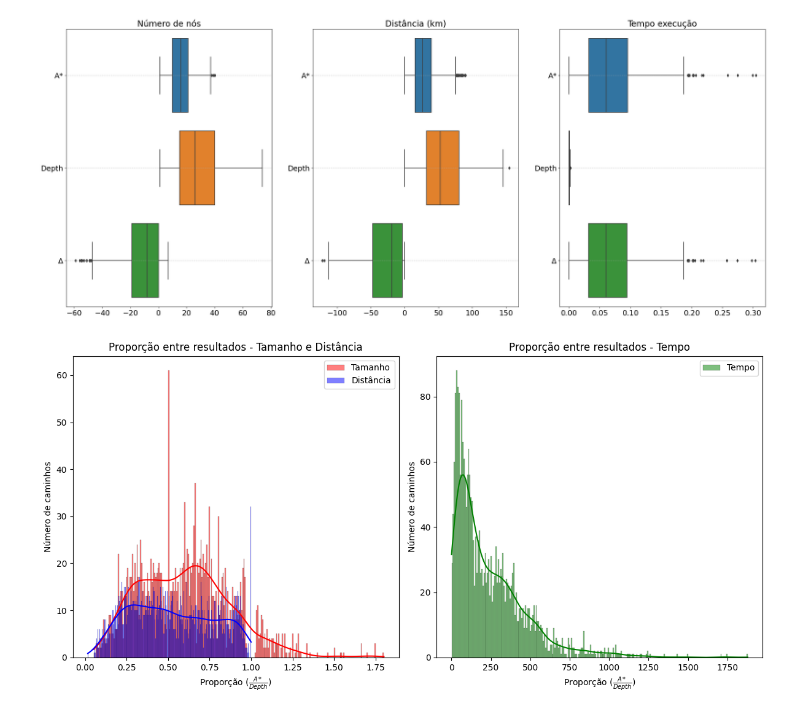
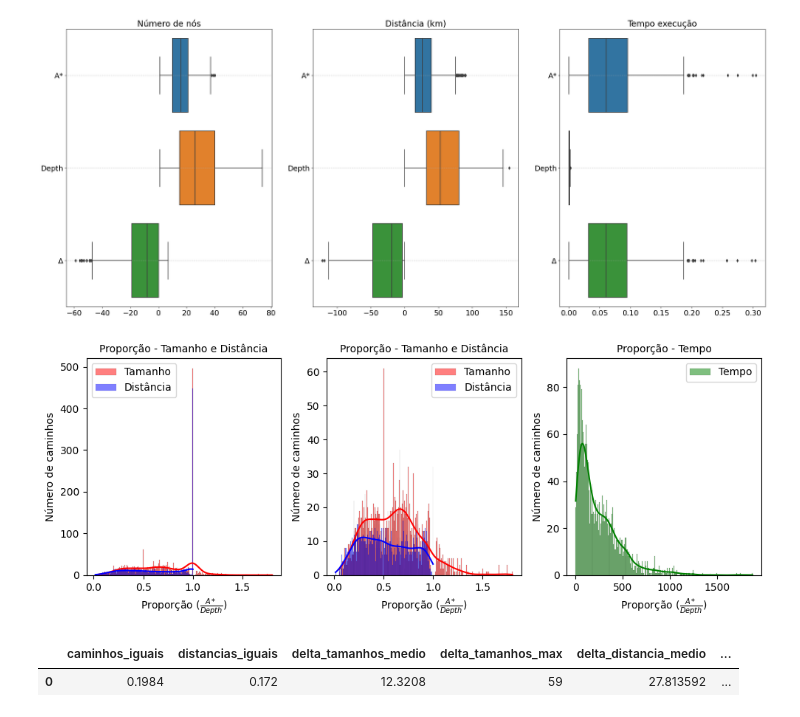
Before and after one commit to arthurhirez/Search_Alg_AI, a Jupyter notebook: Projeto_1_IA.ipynb, the cells around one changed output. Saved outputs shown, nothing was run; the diff lists cells and outputs as text; code cells hidden in the pictures.

Commit message:
versão entrega

```diff
--- a/Projeto_1_IA.ipynb
+++ b/Projeto_1_IA.ipynb
@@ -92,38 +92,51 @@ colunas_analise = ['len_AStar', 'dist_AStar', 'time_AStar',
 # Proporções A* e Profundidade
 df_estat = df_obs[colunas_analise].copy()
 df_estat['len_rate'] = df_obs["len_AStar"]/df_obs["len_dfs"]
 df_estat['dist_rate'] = df_obs["dist_AStar"]/df_obs["dist_dfs"]
 df_estat['time_rate'] = df_obs["time_AStar"]/df_obs["time_dfs"]
 
 # Comparação A* e Profundidade
-df_comp = pd.DataFrame({'caminhos_iguais' : [abs(len(df_estat.loc[df_estat['delta_dist']==0])/len(df_estat))],
+df_comp = pd.DataFrame({'caminhos_iguais' : [abs(len(df_estat.loc[df_estat['delta_len']==0])/len(df_estat))],
+                        'distancias_iguais' : [abs(len(df_estat.loc[df_estat['delta_dist']==0])/len(df_estat))],
                         'delta_tamanhos_medio' : [abs(df_estat['delta_len'].mean())],
                         'delta_tamanhos_max' : [abs(df_estat['delta_len']).max()],
                         'delta_distancia_medio' : [abs(df_estat['delta_dist'].mean())],
                         'delta_distancia_max' : [abs(df_estat['delta_dist']).max()],
                         'delta_tempo_medio' : [abs(df_estat['delta_time'].mean())],
                         'delta_tempo_max' : [abs(df_estat['delta_time']).max()],
                         })
 
-fig, axs = plt.subplots(1,2, figsize=(12,6))
+fig, axs = plt.subplots(1,3, figsize=(10,4))
 
 list_var = [[['len_', 'dist_'], ['Tamanho', 'Distância'], ['red', 'blue']],
+            [['len_', 'dist_'], ['Tamanho', 'Distância'], ['red', 'blue']],
             [['time_'], ['Tempo'], ['green']]]
-list_title = ['Tamanho e Distância', 'Tempo']
+list_title = ['Tamanho e Distância', 'Tamanho e Distância', 'Tempo']
 
 for i, plot in enumerate(list_var):
     ax = axs[i]
-    for var in range(len(plot[i])):
-        sns.histplot(df_estat[plot[0][var] + 'rate'].loc[df_estat[plot[0][var] + 'rate'] != 1],
-                     bins=250, kde=True, alpha = 0.5, label = plot[1][var], color = plot[2][var], ax=ax)
+    if (i == 0):
+        for var in range(len(plot[i])):
+            sns.histplot(df_estat[plot[0][var] + 'rate'],
+                         bins=250, kde=True, alpha = 0.5, label = plot[1][var], color = plot[2][var], ax=ax)
+    else:
+        for var in range(len(plot[i])):
+            sns.histplot(df_estat[plot[0][var] + 'rate'].loc[df_estat[plot[0][var] + 'rate'] != 1],
+                         bins=250, kde=True, alpha = 0.5, label = plot[1][var], color = plot[2][var], ax=ax)
 
     ax.set_xlabel(r'Proporção $(\frac{A*}{Depth})$')
     ax.set_ylabel('Número de caminhos')
-    ax.set_title('Proporção entre resultados - ' + list_title[i])
+    ax.set_title('Proporção - ' + list_title[i], fontsize=10)
     ax.legend()
 
 plt.tight_layout()
 plt.savefig("Proporcoes_buscas.png")
 plt.show()
 # %% [output]
-[figure, old version]
+[figure, new version]
+# %%
+# Estatísticas utilizadas no relatório
+df_comp
+# %% [output]
+|  | caminhos_iguais | distancias_iguais | delta_tamanhos_medio | delta_tamanhos_max | delta_distancia_medio | ... |
+| 0 | 0.1984 | 0.172 | 12.3208 | 59 | 27.813592 | ... |
```
Also changed, not shown: parts of 1 cell of this notebook, 1 other file.
